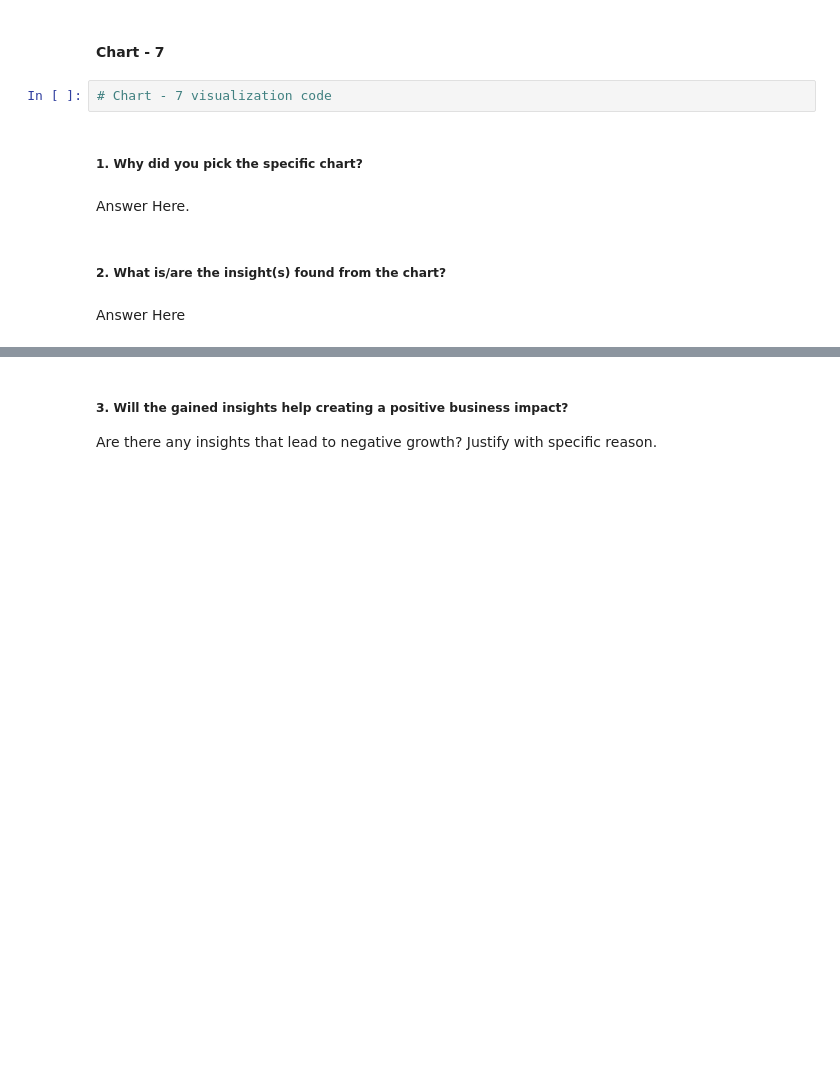
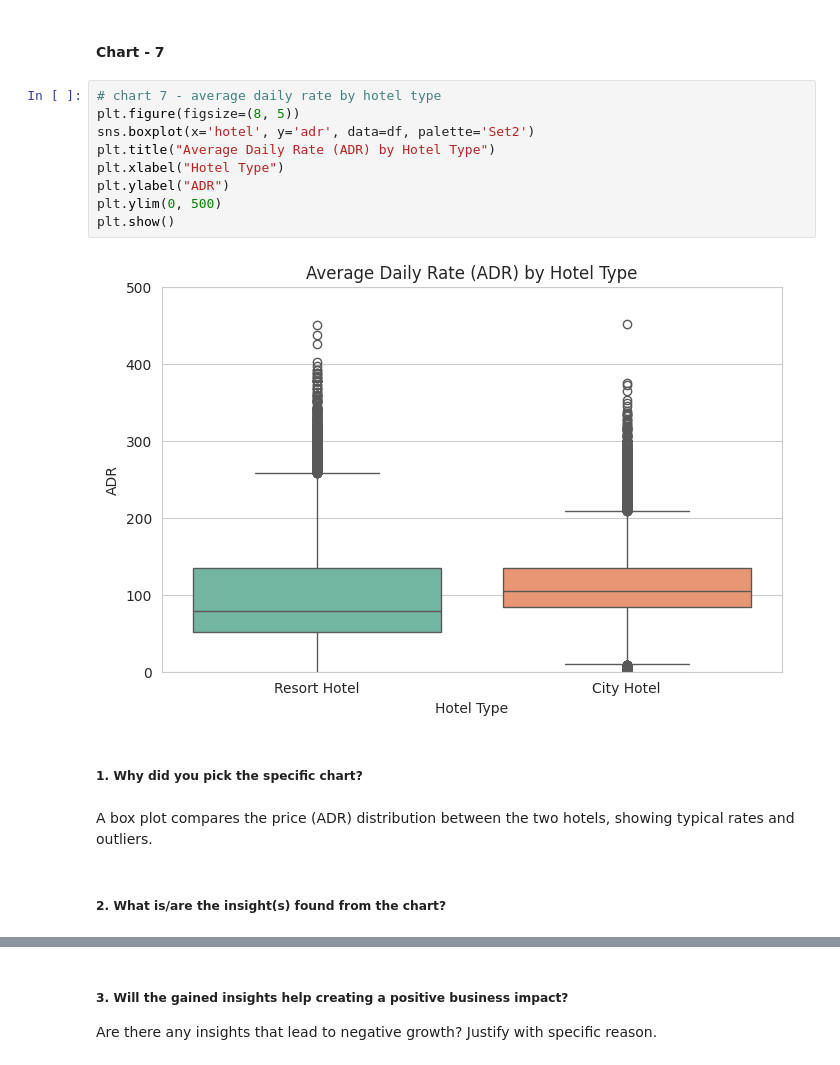
Before and after one commit to aayushaswal07/hotel-booking-eda, a Jupyter notebook: Hotel_Booking_Analysis_EDA.ipynb, the cells around one changed output, grey strips where cells are left out. Cells and saved outputs as stored; diff of their text form; blank space fills up the shorter version.

Commit message:
charts 7-9 with insights

```diff
--- a/Hotel_Booking_Analysis_EDA.ipynb
+++ b/Hotel_Booking_Analysis_EDA.ipynb
@@ -471,13 +471,20 @@ Are there any insights that lead to negative growth? Justify with specific reaso
 Mixed impact — Online TA drives volume but is risky. The hotel could encourage more Direct bookings (loyalty offers, better website rates) to get reliable revenue with fewer cancellations.
 # %% [markdown]
 #### Chart - 7
-# %%
-# Chart - 7 visualization code
+# %%
+# chart 7 - average daily rate by hotel type
+plt.figure(figsize=(8, 5))
+sns.boxplot(x='hotel', y='adr', data=df, palette='Set2')
+plt.title("Average Daily Rate (ADR) by Hotel Type")
+plt.xlabel("Hotel Type")
+plt.ylabel("ADR")
+plt.ylim(0, 500)
+plt.show()
+# %% [output]
+[figure, added]
 # %% [markdown]
 ##### 1. Why did you pick the specific chart?
-# %% [markdown]
-Answer Here.
+# %% [markdown]
+A box plot compares the price (ADR) distribution between the two hotels, showing typical rates and outliers.
 # %% [markdown]
 ##### 2. What is/are the insight(s) found from the chart?
-# %% [markdown]
-Answer Here
```
Also changed, not shown: parts of 19 cells of this notebook.
